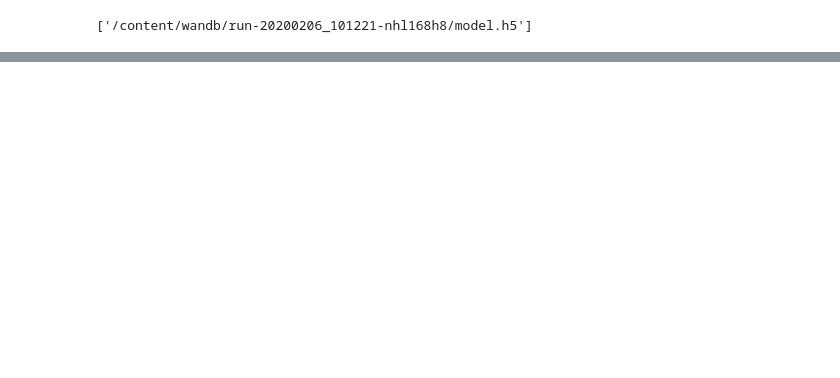
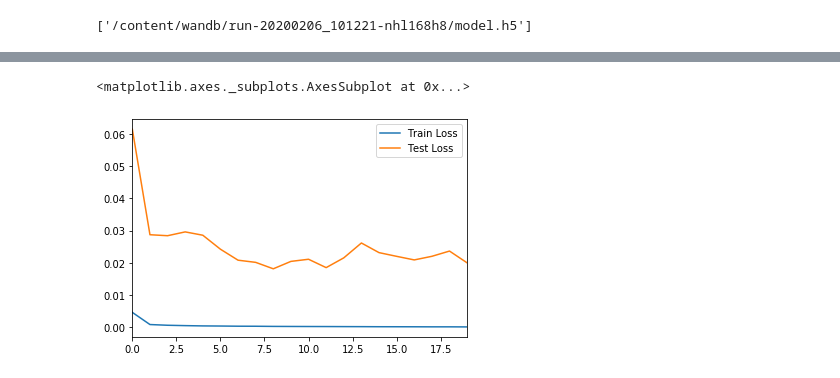
Before and after one commit to rajy4683/EVA4S4, a Jupyter notebook: S4EVA4_Attempt4_9941.ipynb, the cells around one changed output, grey strips where cells are left out. Cells and saved outputs as stored; diff of their text form; code cells hidden in the pictures; blank space fills up the shorter version.

```diff
--- a/S4EVA4_Attempt4_9941.ipynb
+++ b/S4EVA4_Attempt4_9941.ipynb
@@ -390,0 +447,5 @@ IFrame(src='https://app.wandb.ai/rajy4683/news4eva4?workspace=user-rajy4683',wid
+# %%
+final_run_metrics.loc[:,['Train Loss', 'Test Loss']].plot()
+# %% [output]
+<matplotlib.axes._subplots.AxesSubplot at 0x...>
+[figure, added]
```
Also changed, not shown: parts of 16 cells of this notebook.
